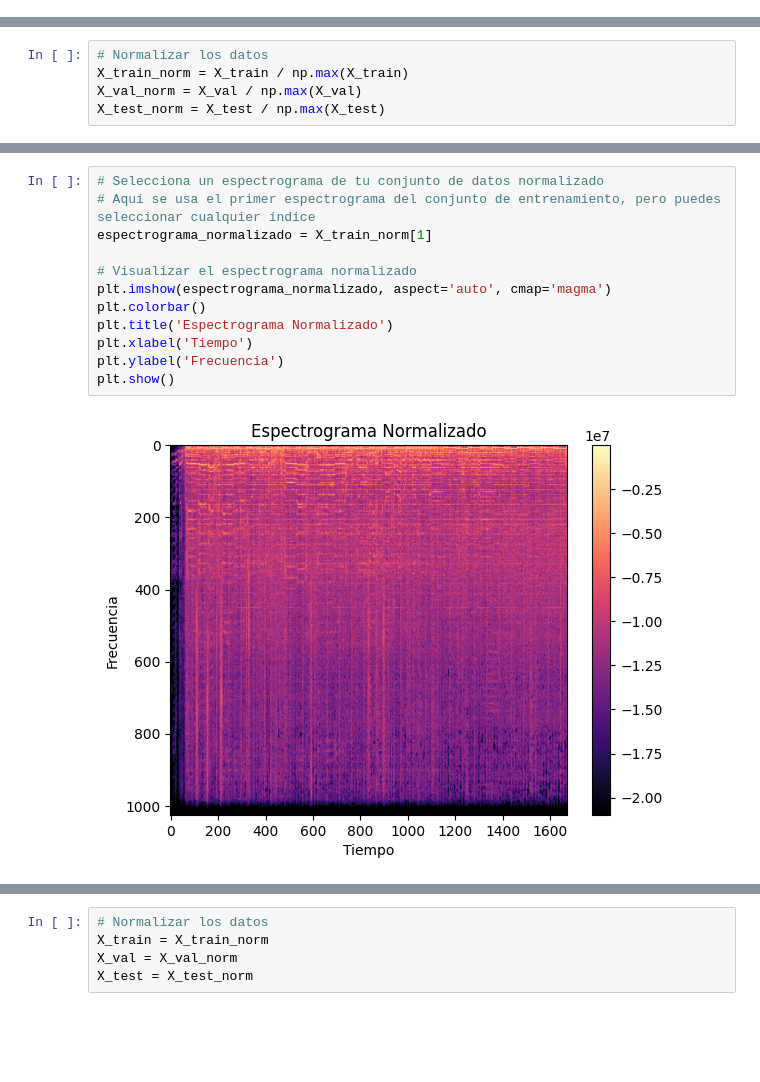
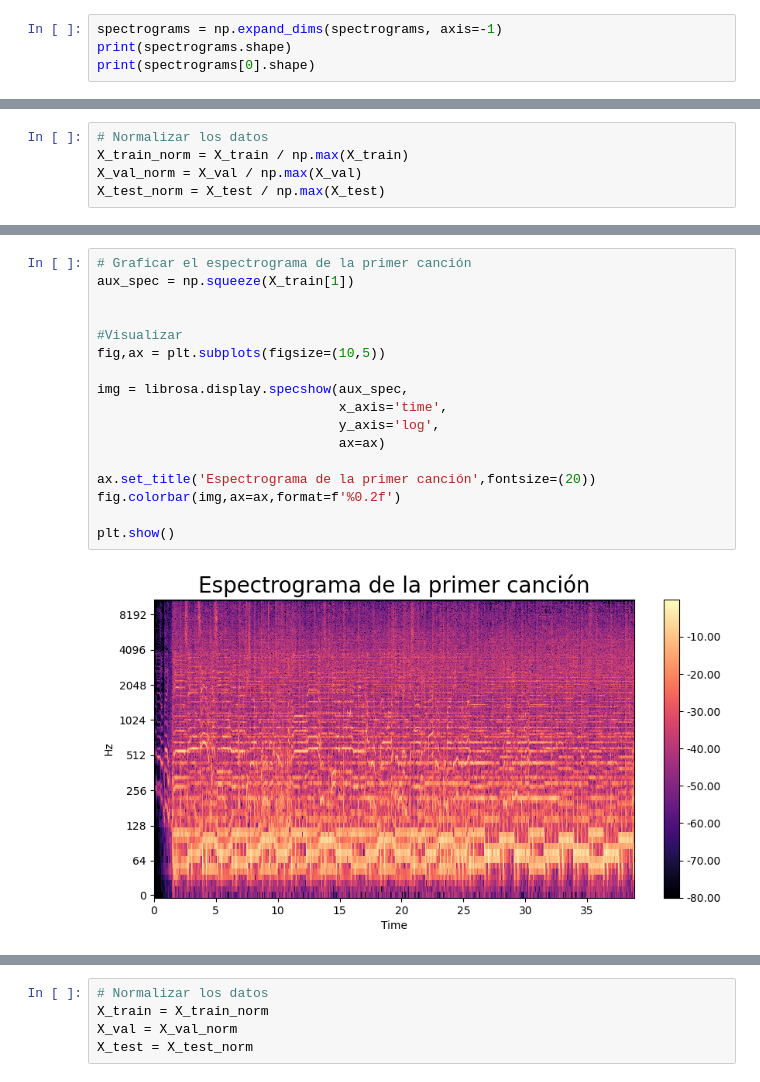
Before and after one commit to Leodna/mer, a Jupyter notebook: notebooks/cnn_1.ipynb, the cells around one changed output, grey strips where cells are left out. Saved outputs shown, nothing was run; the diff lists cells and outputs as text; blank space fills up the shorter version.

Commit message:
Primer modelo CNN, en espera ejecución

```diff
--- a/notebooks/cnn_1.ipynb
+++ b/notebooks/cnn_1.ipynb
@@ -77,3 +77,7 @@ print(spectrograms[0].shape)
 <class 'numpy.ndarray'>
 <class 'numpy.ndarray'>
 (1025, 1671)
+# %%
+spectrograms = np.expand_dims(spectrograms, axis=-1)
+print(spectrograms.shape)
+print(spectrograms[0].shape)
@@ -158,14 +151,19 @@ plt.show()
-# %%
-# Selecciona un espectrograma de tu conjunto de datos normalizado
-# Aquí se usa el primer espectrograma del conjunto de entrenamiento, pero puedes seleccionar cualquier índice
-espectrograma_normalizado = X_train_norm[1]
-
-# Visualizar el espectrograma normalizado
-plt.imshow(espectrograma_normalizado, aspect='auto', cmap='magma')
-plt.colorbar()
-plt.title('Espectrograma Normalizado')
-plt.xlabel('Tiempo')
-plt.ylabel('Frecuencia')
-plt.show()
-# %% [output]
-[figure, removed]
+# %%
+# Graficar el espectrograma de la primer canción
+aux_spec = np.squeeze(X_train[1])
+
+
+#Visualizar
+fig,ax = plt.subplots(figsize=(10,5))
+
+img = librosa.display.specshow(aux_spec,
+                               x_axis='time',
+                               y_axis='log',
+                               ax=ax)
+
+ax.set_title('Espectrograma de la primer canción',fontsize=(20))
+fig.colorbar(img,ax=ax,format=f'%0.2f')
+
+plt.show()
+# %% [output]
+[figure, added]
```
Also changed, not shown: parts of 13 cells of this notebook.
